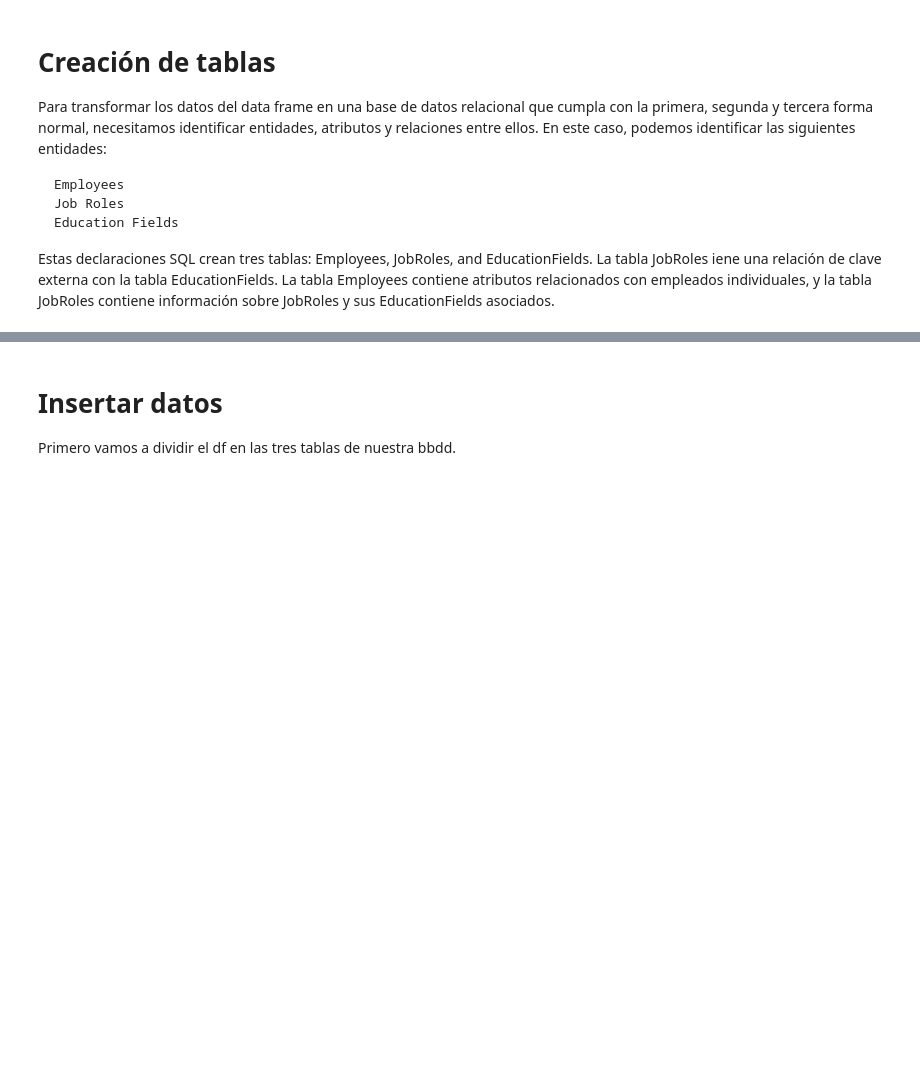
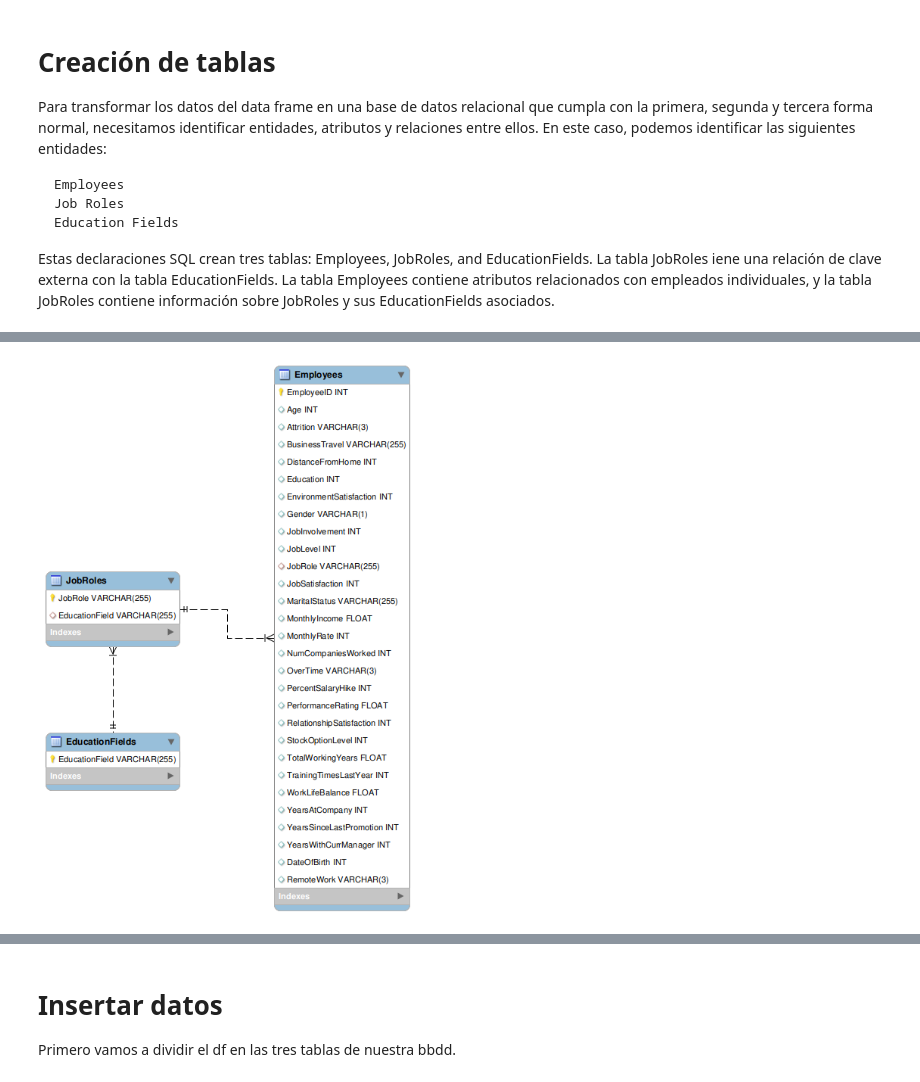
Before and after one commit to Origamologo/Empleados, a Jupyter notebook: 03_sql_bbdd.ipynb, the cells around one changed output, grey strips where cells are left out. Cells and saved outputs as stored; diff of their text form; code cells hidden in the pictures; blank space fills up the shorter version.

Commit message:
imagen bbdd

```diff
--- a/03_sql_bbdd.ipynb
+++ b/03_sql_bbdd.ipynb
@@ -42,0 +37,5 @@ Image("./images/bbdd_sql.png")
+# %%
+from IPython.display import Image
+Image("./images/bbdd_sql.png")
+# %% [output]
+[figure, added]
```
Also changed, not shown: parts of 3 cells of this notebook.
